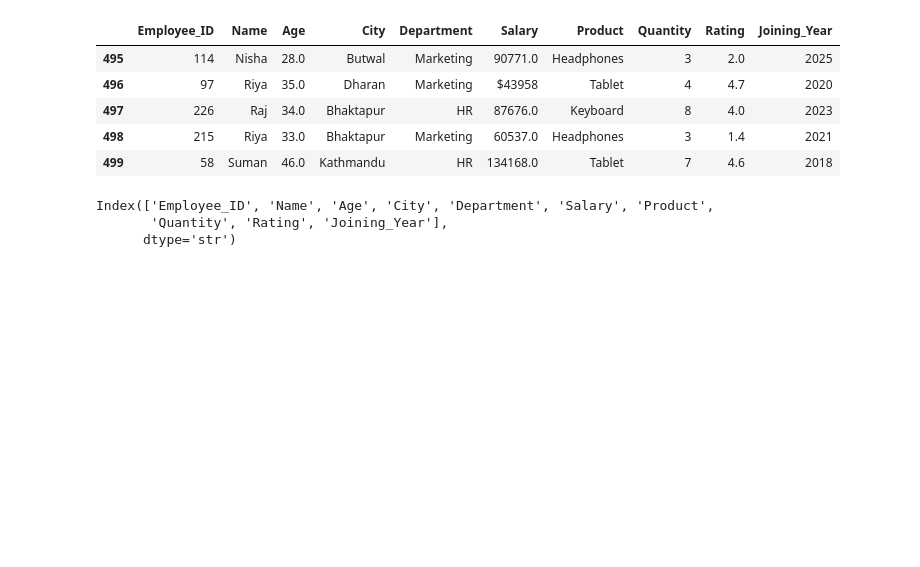
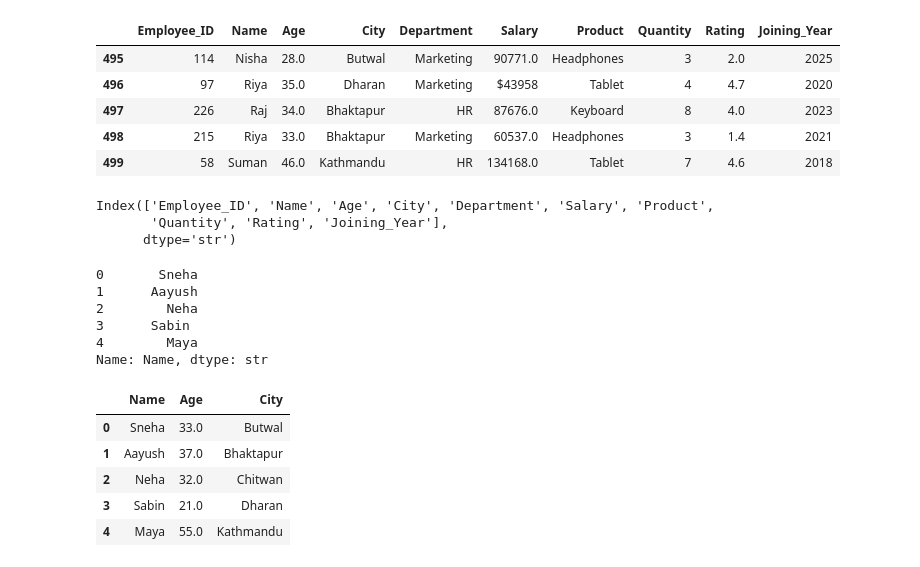
Before and after one commit to sarishma123/Python_4thsem, a Jupyter notebook: numpyand pandas/pandas2nd.ipynb, the cells around one changed output. Saved outputs shown, nothing was run; the diff lists cells and outputs as text; code cells hidden in the pictures; blank space fills up the shorter version.

```diff
--- a/numpyand pandas/pandas2nd.ipynb
+++ b/numpyand pandas/pandas2nd.ipynb
@@ -30,3 +30,21 @@ df.columns
 Index(['Employee_ID', 'Name', 'Age', 'City', 'Department', 'Salary', 'Product',
        'Quantity', 'Rating', 'Joining_Year'],
       dtype='str')
+# %%
+df["Name"].head()
+# %% [output]
+0       Sneha
+1      Aayush
+2        Neha
+3      Sabin
+4        Maya
+Name: Name, dtype: str
+# %%
+df[["Name", "Age", "City"]].head()
+# %% [output]
+|  | Name | Age | City |
+| 0 | Sneha | 33.0 | Butwal |
+| 1 | Aayush | 37.0 | Bhaktapur |
+| 2 | Neha | 32.0 | Chitwan |
+| 3 | Sabin | 21.0 | Dharan |
+| 4 | Maya | 55.0 | Kathmandu |
```
Also changed, not shown: parts of 20 cells of this notebook, 2 other files.
